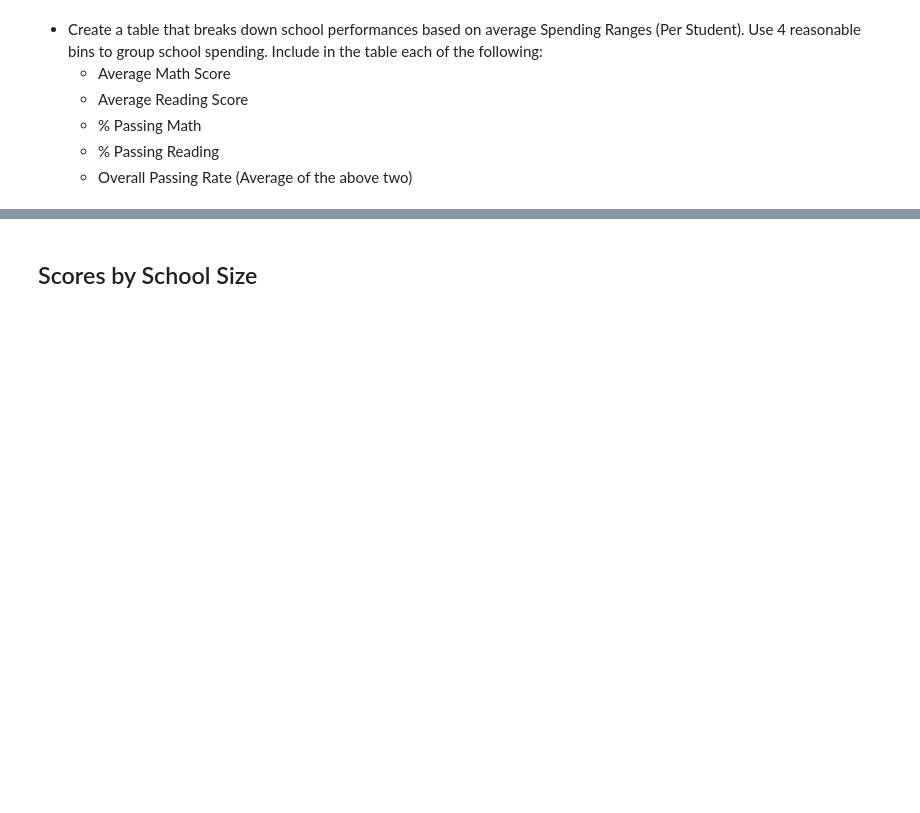
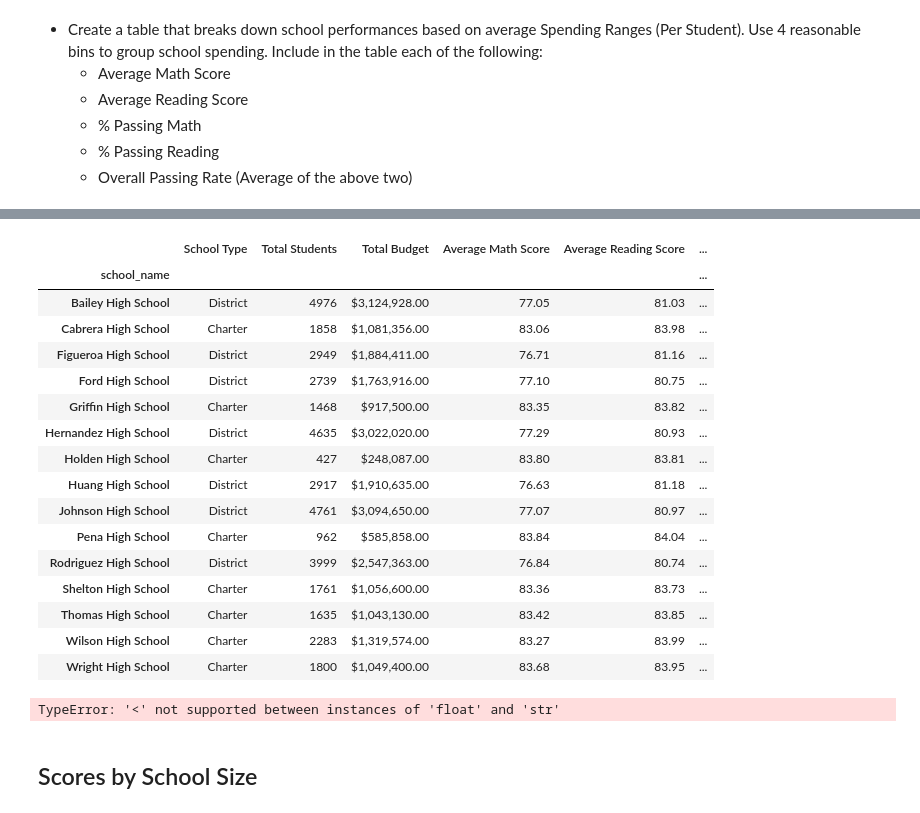
Before and after one commit to Noshaadahmed95/pandas-challenge, a Jupyter notebook: PyCitySchools_starter-checkpoint.ipynb, the cells around one changed output, grey strips where cells are left out. Saved outputs shown, nothing was run; the diff lists cells and outputs as text; code cells hidden in the pictures; blank space fills up the shorter version.

```diff
--- a/PyCitySchools_starter-checkpoint.ipynb
+++ b/PyCitySchools_starter-checkpoint.ipynb
@@ -241,3 +362,28 @@ AttributeError: 'DataFrame' object has no attribute 'cut'
+# %%
+copy_of_summary["Tesmary"] = pd.cut(copy_of_summary["Total Students"], bins, labels=group_names, include_lowest=True)
+copy_of_summary
+# %% [output]
+|  | School Type | Total Students | Total Budget | Average Math Score | Average Reading Score | ... |
+| school_name |  |  |  |  |  | ... |
+| Bailey High School | District | 4976 | $3,124,928.00 | 77.05 | 81.03 | ... |
+| Cabrera High School | Charter | 1858 | $1,081,356.00 | 83.06 | 83.98 | ... |
+| Figueroa High School | District | 2949 | $1,884,411.00 | 76.71 | 81.16 | ... |
+| Ford High School | District | 2739 | $1,763,916.00 | 77.10 | 80.75 | ... |
+| Griffin High School | Charter | 1468 | $917,500.00 | 83.35 | 83.82 | ... |
+| Hernandez High School | District | 4635 | $3,022,020.00 | 77.29 | 80.93 | ... |
+| Holden High School | Charter | 427 | $248,087.00 | 83.80 | 83.81 | ... |
+| Huang High School | District | 2917 | $1,910,635.00 | 76.63 | 81.18 | ... |
+| Johnson High School | District | 4761 | $3,094,650.00 | 77.07 | 80.97 | ... |
+| Pena High School | Charter | 962 | $585,858.00 | 83.84 | 84.04 | ... |
+| Rodriguez High School | District | 3999 | $2,547,363.00 | 76.84 | 80.74 | ... |
+| Shelton High School | Charter | 1761 | $1,056,600.00 | 83.36 | 83.73 | ... |
+| Thomas High School | Charter | 1635 | $1,043,130.00 | 83.42 | 83.85 | ... |
+| Wilson High School | Charter | 2283 | $1,319,574.00 | 83.27 | 83.99 | ... |
+| Wright High School | Charter | 1800 | $1,049,400.00 | 83.68 | 83.95 | ... |
+# %%
+copy_of_summary['%_Overall_Passing'] = pd.cut(copy_of_summary['% Overall Passing'], bins=bins, labels=labels)
+# %% [output]
+TypeError: '<' not supported between instances of 'float' and 'str'
 # %% [markdown]
 ## Scores by School Size
 # %% [markdown]
```
Also changed, not shown: parts of 21 cells of this notebook, 2 other files.
